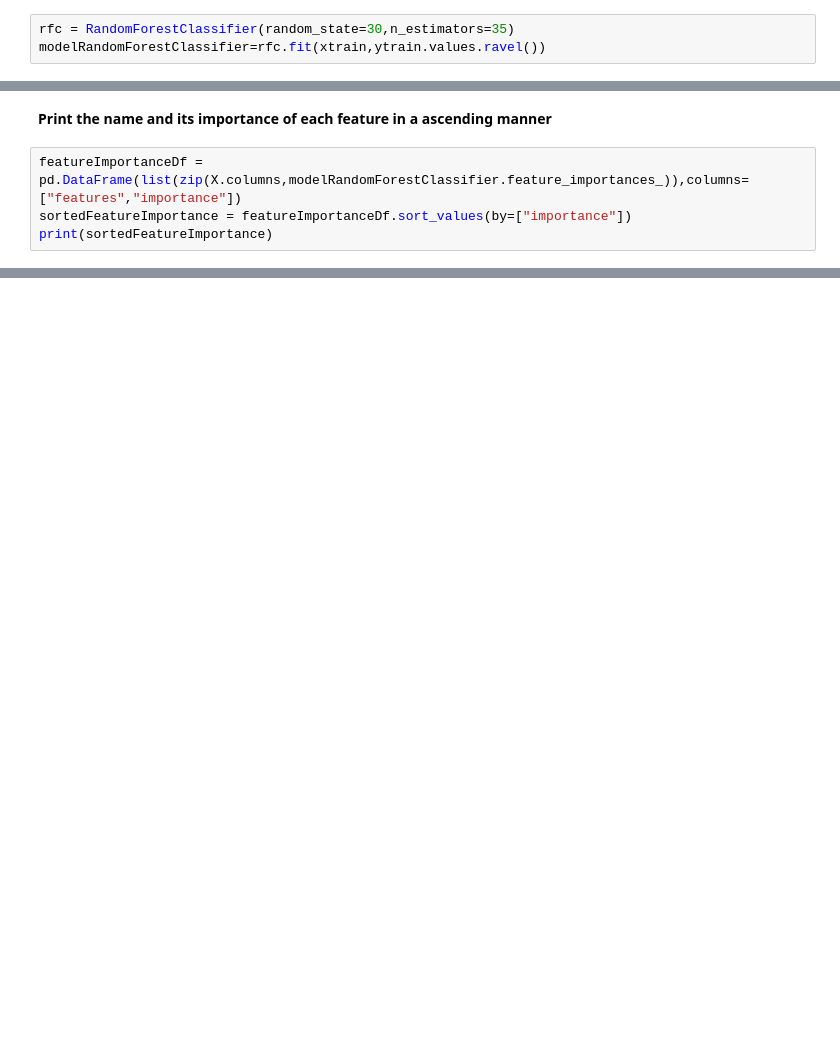
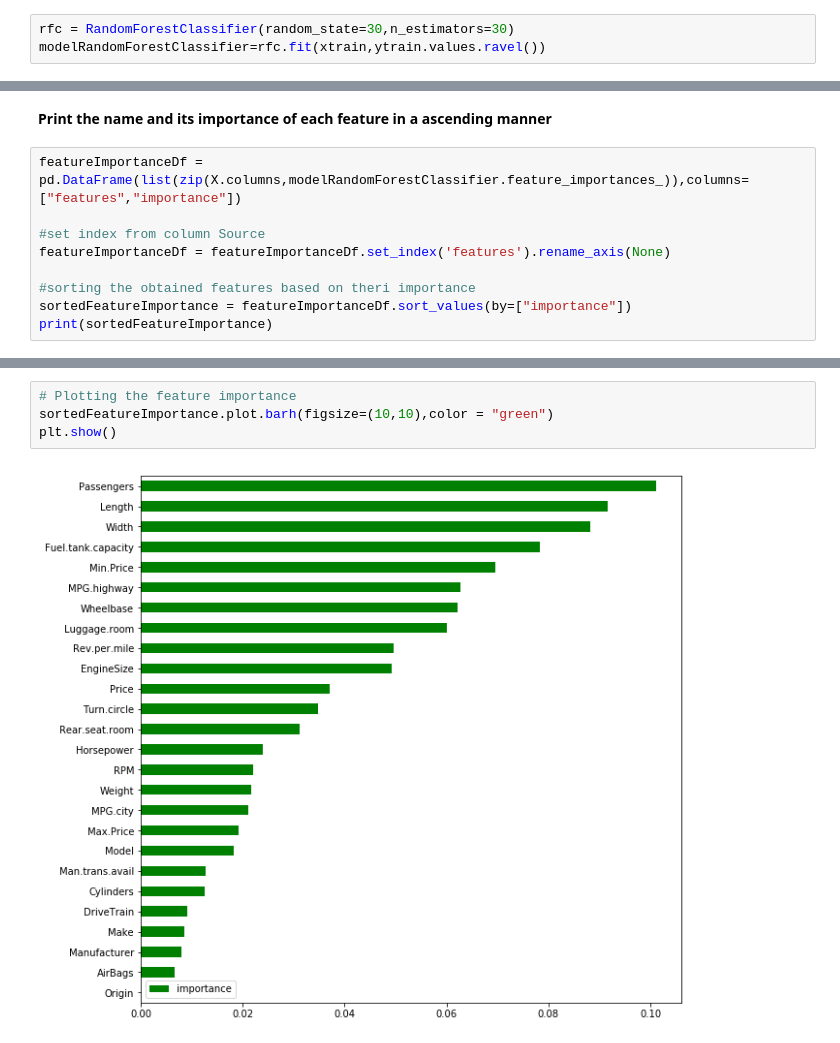
Before and after one commit to mvarshita/Machine-Learning-Projects, a Jupyter notebook: cars93Dataset/randomForestClassification.ipynb, the cells around one changed output, grey strips where cells are left out. Saved outputs shown, nothing was run; the diff lists cells and outputs as text; blank space fills up the shorter version.

```diff
--- a/cars93Dataset/randomForestClassification.ipynb
+++ b/cars93Dataset/randomForestClassification.ipynb
@@ -180,5 +178,5 @@ The best parameters for Random Forest Classifier are {'n_estimators': 35}
 # %%
-rfc = RandomForestClassifier(random_state=30,n_estimators=35)
+rfc = RandomForestClassifier(random_state=30,n_estimators=30)
 modelRandomForestClassifier=rfc.fit(xtrain,ytrain.values.ravel())
 # %% [markdown]
 **Build Predictions**
@@ -214,6 +214,11 @@ array([0.11161403, 0.0692649 , 0.03167987, 0.00967163, 0.02858628,
 **Print the name and its importance of each feature in a ascending manner**
 # %%
 featureImportanceDf = pd.DataFrame(list(zip(X.columns,modelRandomForestClassifier.feature_importances_)),columns=["features","importance"])
+
+#set index from column Source
+featureImportanceDf = featureImportanceDf.set_index('features').rename_axis(None)
+
+#sorting the obtained features based on theri importance
 sortedFeatureImportance = featureImportanceDf.sort_values(by=["importance"])
 print(sortedFeatureImportance)
 # %% [output]
@@ -238,0 +242,6 @@ print(sortedFeatureImportance)
+# %%
+# Plotting the feature importance
+sortedFeatureImportance.plot.barh(figsize=(10,10),color = "green")
+plt.show()
+# %% [output]
+[figure, added]
```
Also changed, not shown: parts of 8 cells of this notebook.
